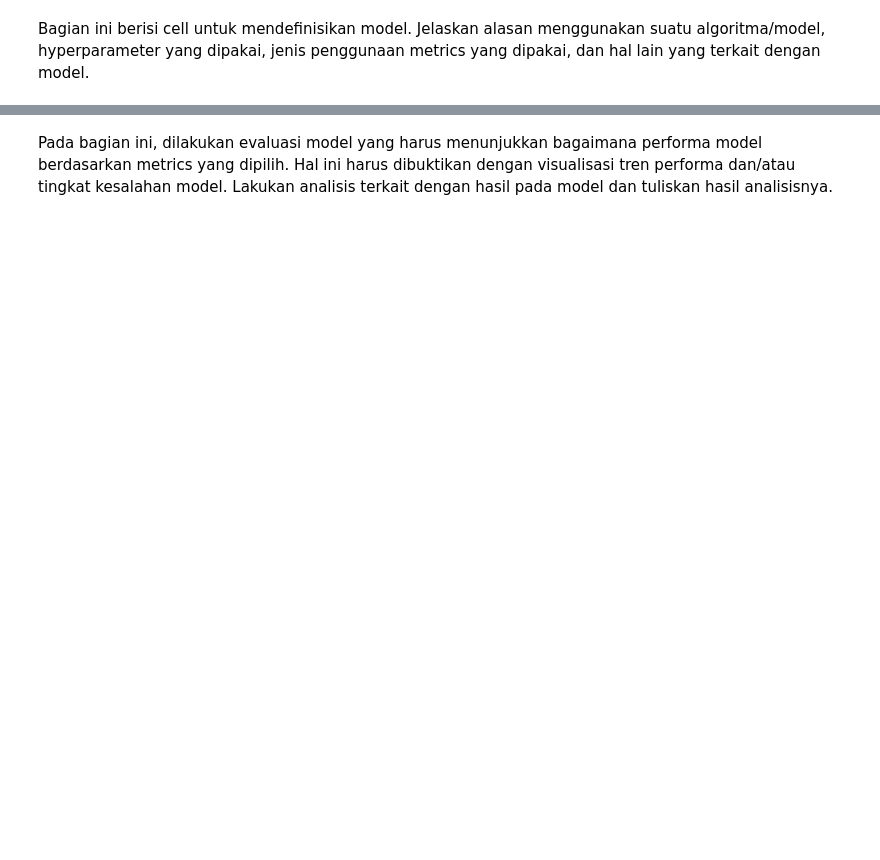
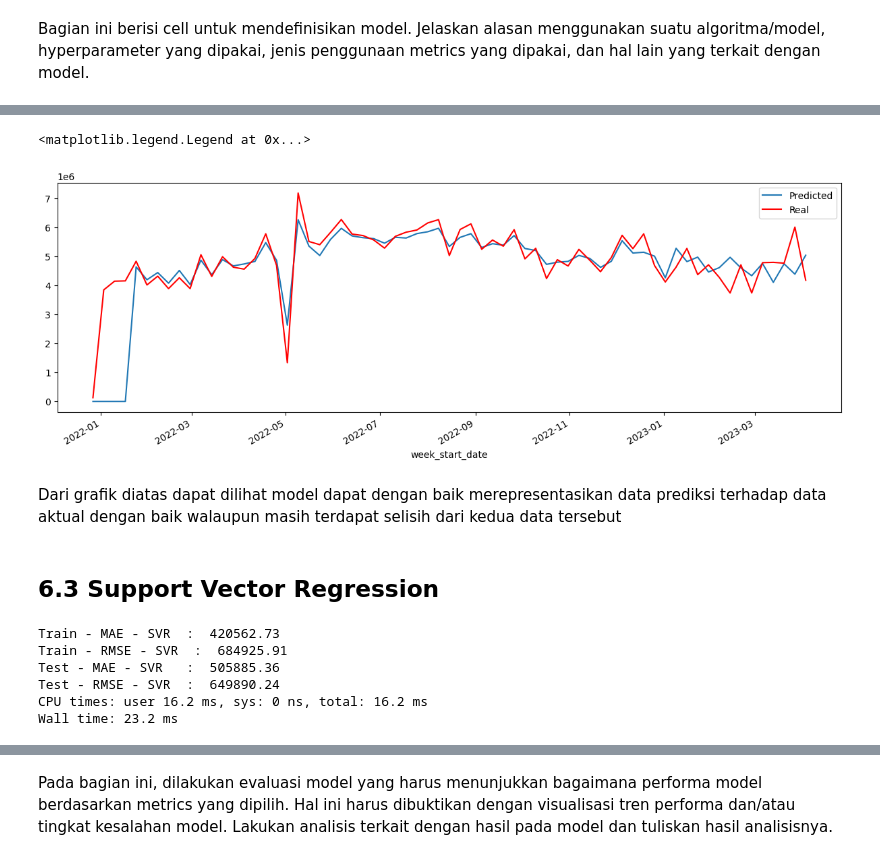
Before and after one commit to andik-alfauzi/Final-Project, a Jupyter notebook: Final_Project_Andik_Al_Fauzi.ipynb, the cells around one changed output, grey strips where cells are left out. Drawn from its saved outputs; the diff is of its cells as text; code cells hidden in the pictures; blank space fills up the shorter version.

```diff
--- a/Final_Project_Andik_Al_Fauzi.ipynb
+++ b/Final_Project_Andik_Al_Fauzi.ipynb
@@ -296,0 +342,21 @@ Bagian ini berisi cell untuk mendefinisikan model. Jelaskan alasan menggunakan s
+# %%
+# Define Random Forest Regression
+%%time
+RFModel = RandomForestRegressor(n_estimators=5000, random_state=19,
+                                max_features='sqrt', warm_start = True,
+                                criterion = 'absolute_error')
+RFModel.fit(X_trainScaled, y_train)
+
+# Apply Predict
+y_predTrainRF = RFModel.predict(X_trainScaled)
+y_predTestRF = RFModel.predict(X_testScaled)
+
+# Check MAE
+maeTrainRF = round(mean_absolute_error(y_train, y_predTrainRF),2)
+rmseTrainRF = round(sqrt(mean_squared_error(y_train, y_predTrainRF)),2)
+maeTestRF = round(mean_absolute_error(y_test, y_predTestRF),2)
+rmseTestRF = round(sqrt(mean_squared_error(y_test, y_predTestRF)),2)
+print('Train - MAE - Random Forest Regression   : ', maeTrainRF)
+print('Train - RMSE - Random Forest Regression   : ', rmseTrainRF)
+print('Test - MAE - Random Forest Regression    : ', maeTestRF)
+print('Test - RMSE - Random Forest Regression   : ', rmseTestRF)
@@ -296,0 +372,43 @@ Bagian ini berisi cell untuk mendefinisikan model. Jelaskan alasan menggunakan s
+# %%
+# Combine prediction from Random Forest
+y_predRF = np.concatenate([np.array([0, 0, 0, 0]), y_predTrainRF, y_predTestRF], axis=0)
+# %%
+# Trend Visualization between Real Values and Predicted Values
+
+plt.figure(figsize=(15, 5))
+plt.plot(sales.index, y_predRF, label='Predicted')
+sales.plot(color='red', label='Real')
+plt.legend()
+# %% [output]
+<matplotlib.legend.Legend at 0x...>
+[figure, added]
+# %% [markdown]
+Dari grafik diatas dapat dilihat model dapat dengan baik merepresentasikan data prediksi terhadap data aktual dengan baik walaupun masih terdapat selisih dari kedua data tersebut
+# %% [markdown]
+## 6.3 Support Vector Regression
+# %%
+# Define SVM Regresion
+%%time
+SVMModel = SVR(kernel = 'poly', degree = 6, C = 1)
+SVMModel.fit(X_trainScaled, y_train)
+
+# Apply Predict
+y_predTrainSVM = SVMModel.predict(X_trainScaled)
+y_predTestSVM = SVMModel.predict(X_testScaled)
+
+# Check MAE
+maeTrainSVM = round(mean_absolute_error(y_train, y_predTrainSVM),2)
+rmseTrainSVM = round(sqrt(mean_squared_error(y_train, y_predTrainSVM)),2)
+maeTestSVM = round(mean_absolute_error(y_test, y_predTestSVM),2)
+rmseTestSVM = round(sqrt(mean_squared_error(y_test, y_predTestSVM)),2)
+print('Train - MAE - SVR  : ', maeTrainSVM)
+print('Train - RMSE - SVR  : ', rmseTrainSVM)
+print('Test - MAE - SVR   : ', maeTestSVM)
+print('Test - RMSE - SVR  : ', rmseTestSVM)
+# %% [output]
+Train - MAE - SVR  :  420562.73
+Train - RMSE - SVR  :  684925.91
+Test - MAE - SVR   :  505885.36
+Test - RMSE - SVR  :  649890.24
+CPU times: user 16.2 ms, sys: 0 ns, total: 16.2 ms
+Wall time: 23.2 ms
```
Also changed, not shown: parts of 100 cells of this notebook, 2 other files.
